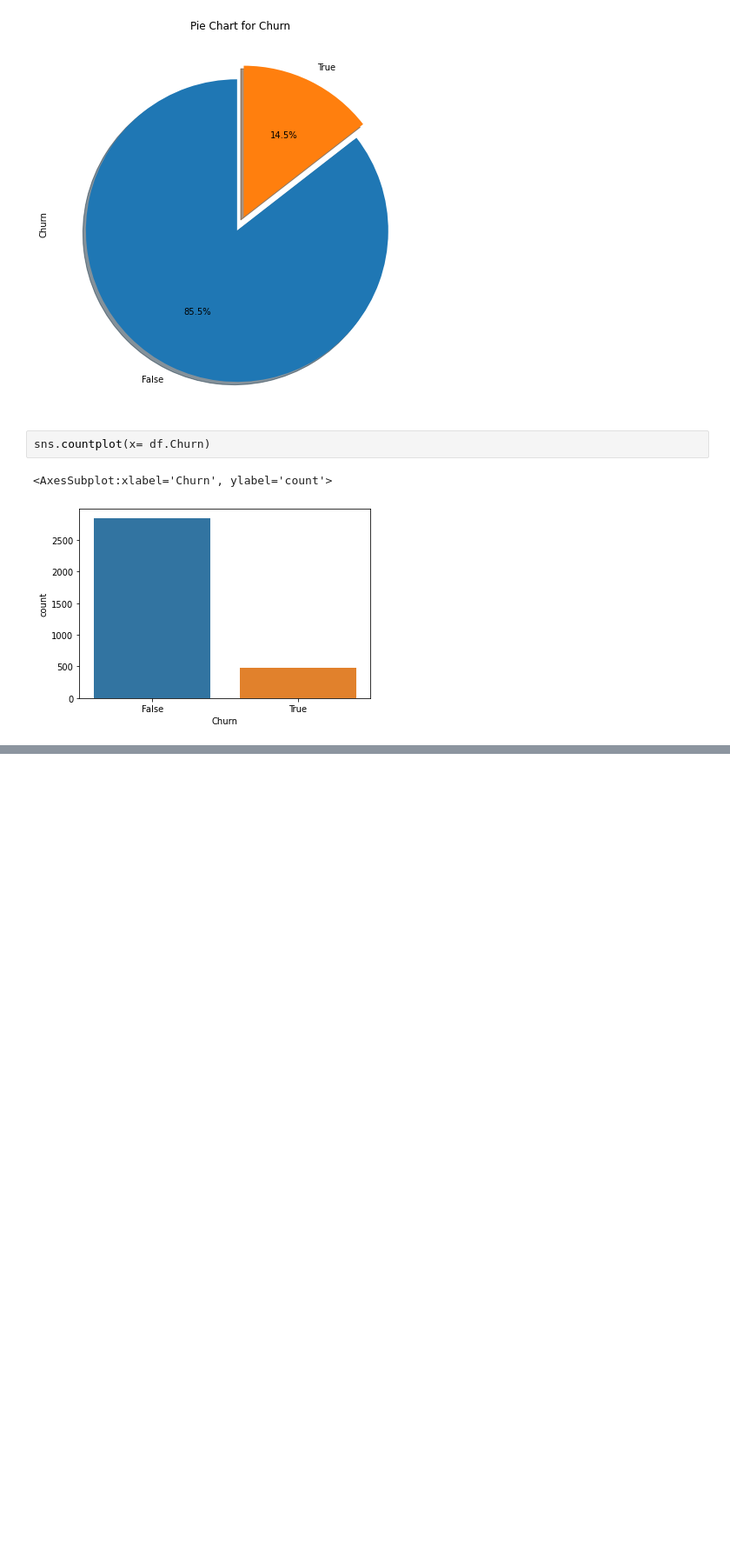
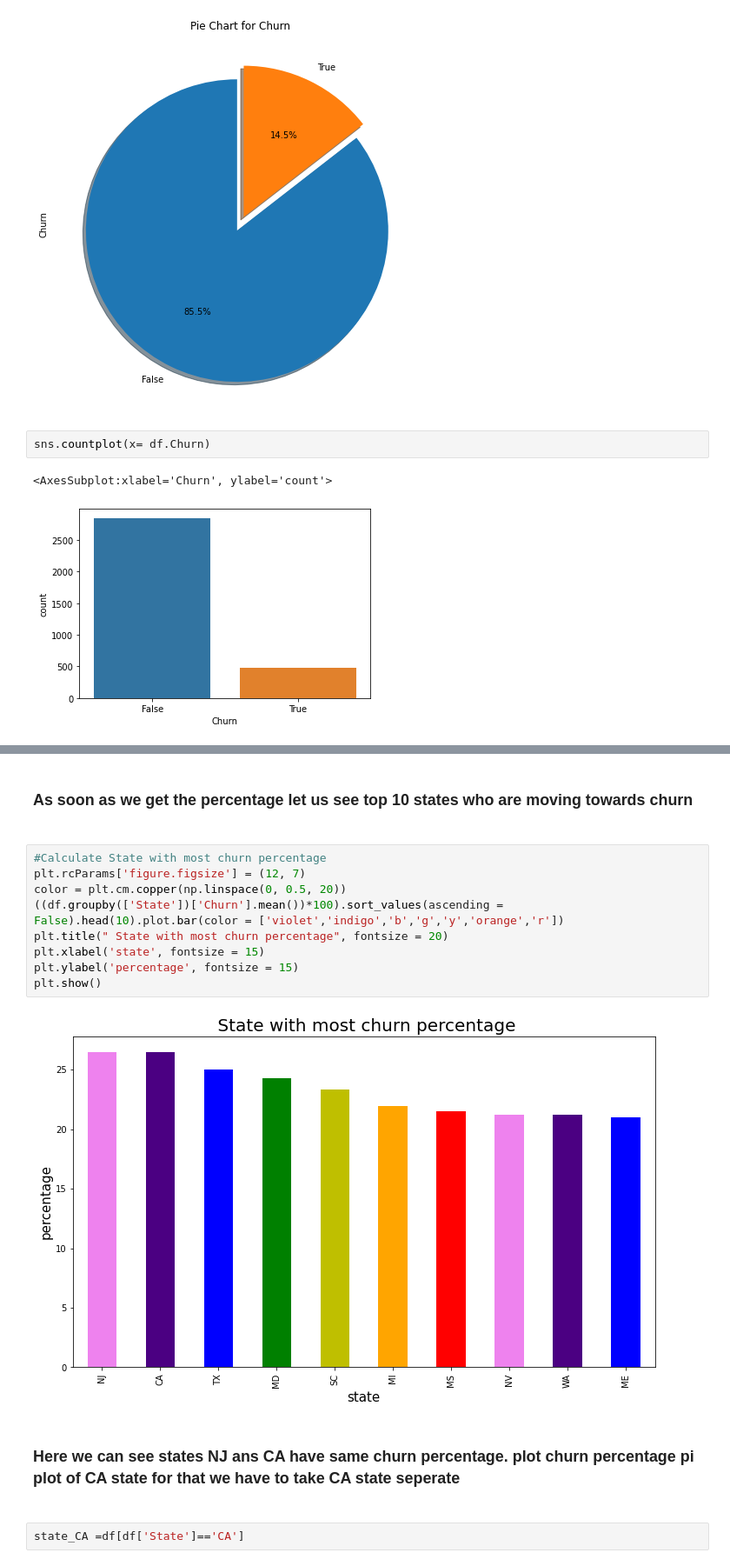
Before and after one commit to Anant-DS/EDA--Telecom_churn, a Jupyter notebook: Telecom churn analysis_AP.ipynb, the cells around one changed output, grey strips where cells are left out. Shown at 87% size. Drawn from its saved outputs; the diff is of its cells as text; blank space fills up the shorter version.

```diff
--- a/Telecom churn analysis_AP.ipynb
+++ b/Telecom churn analysis_AP.ipynb
@@ -112,0 +113,17 @@ plt.rcParams['figure.figsize'] = (12, 7)
+# %% [markdown]
+<h3> As soon as we get the percentage let us see top 10 states who are moving towards churn <H3>
+# %%
+#Calculate State with most churn percentage
+plt.rcParams['figure.figsize'] = (12, 7)
+color = plt.cm.copper(np.linspace(0, 0.5, 20))
+((df.groupby(['State'])['Churn'].mean())*100).sort_values(ascending = False).head(10).plot.bar(color = ['violet','indigo','b','g','y','orange','r'])
+plt.title(" State with most churn percentage", fontsize = 20)
+plt.xlabel('state', fontsize = 15)
+plt.ylabel('percentage', fontsize = 15)
+plt.show()
+# %% [output]
+[figure, added]
+# %% [markdown]
+<h3> Here we can see states NJ ans CA have same churn percentage. plot churn percentage pi plot of CA state for that we have to take CA state seperate <h3>
+# %%
+state_CA =df[df['State']=='CA']
```
Also changed, not shown: parts of 9 cells of this notebook.
